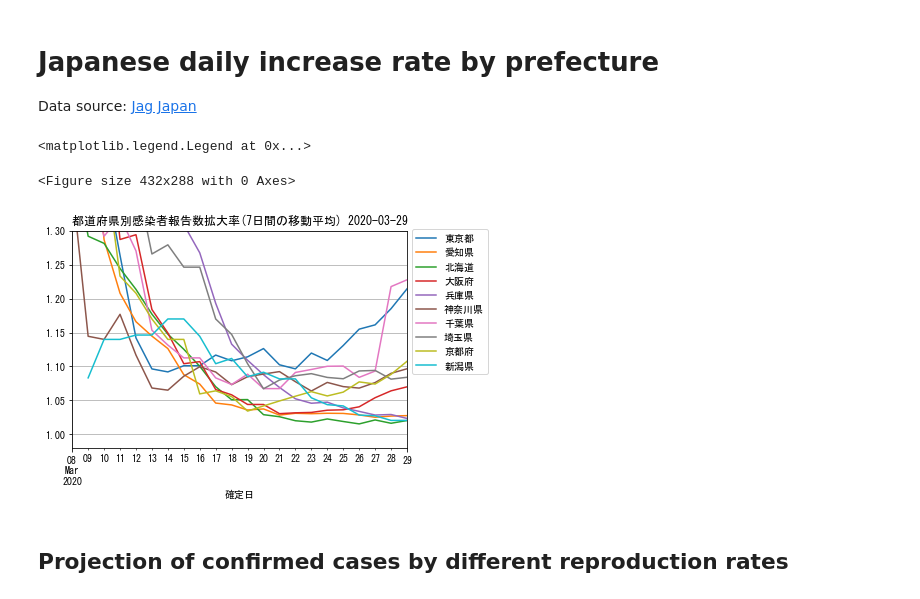
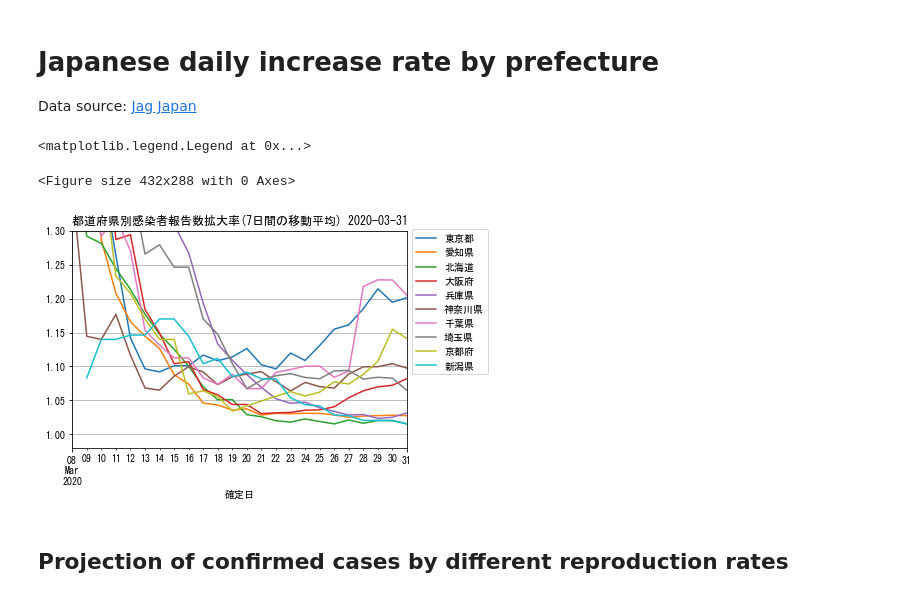
Before and after one commit to personal-hm2/coronavirus_model, a Jupyter notebook: COVID-19 Plot.ipynb, the cells around one changed output. Drawn from its saved outputs; the diff is of its cells as text; code cells hidden in the pictures.

```diff
--- a/COVID-19 Plot.ipynb
+++ b/COVID-19 Plot.ipynb
@@ -124,7 +126,7 @@ import matplotlib.pyplot as plt
 font = {'family' : 'MS Gothic'}
 mpl.rc('font', **font)
 fn = 'https://dl.dropboxusercontent.com/s/6mztoeb6xf78g5w/COVID-19.csv'
-fn = 'data/JAG_Japan/COVID-19.csv'
+# fn = 'data/JAG_Japan/COVID-19.csv'
 
 def read_data():
     d = pd.read_csv(fn,usecols=["確定日", "受診都道府県"],parse_dates=["確定日"])
@@ -138,34 +140,34 @@ def get_data_by_pref(df, pref):  # 県ごとのデータを取得
     ts = ts.rename(columns={"受診都道府県" : pref})
     # ts = ts.set_index("確定日")
     return ts
 
 df = read_data()
 fig = plt.figure()
 window = 7
 
 pref_data = get_data_by_pref(df, "東京都")
 
 
 for pref in ("愛知県", "北海道", "大阪府", "兵庫県", "神奈川県","千葉県","埼玉県","京都府","新潟県"):
     d = get_data_by_pref(df, pref)
     # display(d)
     pref_data = pref_data.merge(d, how='outer', sort=True)
     # print(pref_data.describe())
 
 pref_data = pref_data.set_index("確定日")
 last_date = pref_data.index[-1].date()
 
 # display(pref_data)
 
 title = "都道府県別感染者報告数拡大率({}日間の移動平均) {}".format(window, last_date)
 
 data_to_plot = np.exp(np.log(pref_data.loc["2020-03-1":,:].fillna(0).cumsum().pct_change() + 1.0).rolling(window).mean()).iloc[window:, :]
 data_to_plot.plot(title=title, ylim=[0.98, 1.3], grid=True).legend(bbox_to_anchor=(1, 1.03), loc='upper left')
 # data_to_plot
 # %% [output]
 <matplotlib.legend.Legend at 0x...>
 <Figure size 432x288 with 0 Axes>
-[figure, old version]
+[figure, new version]
 # %% [markdown]
 ## Projection of confirmed cases by different reproduction rates
 # %%
```
Also changed, not shown: parts of 5 cells of this notebook.
